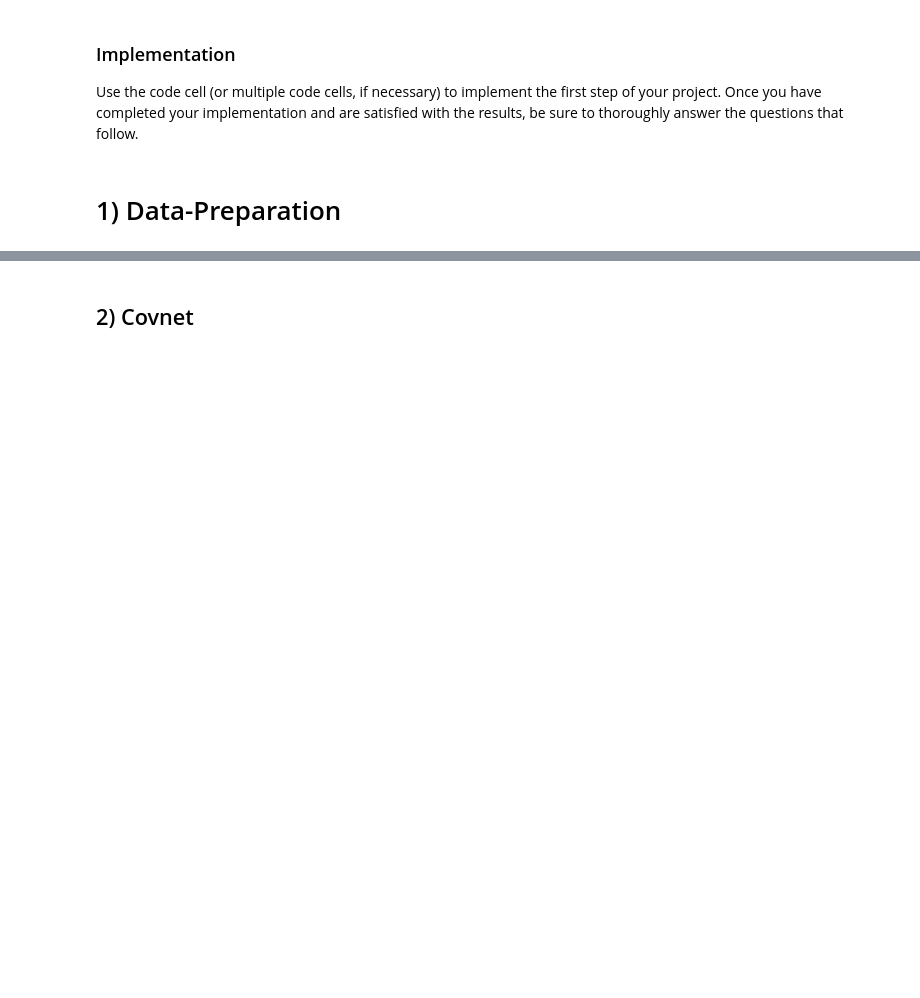
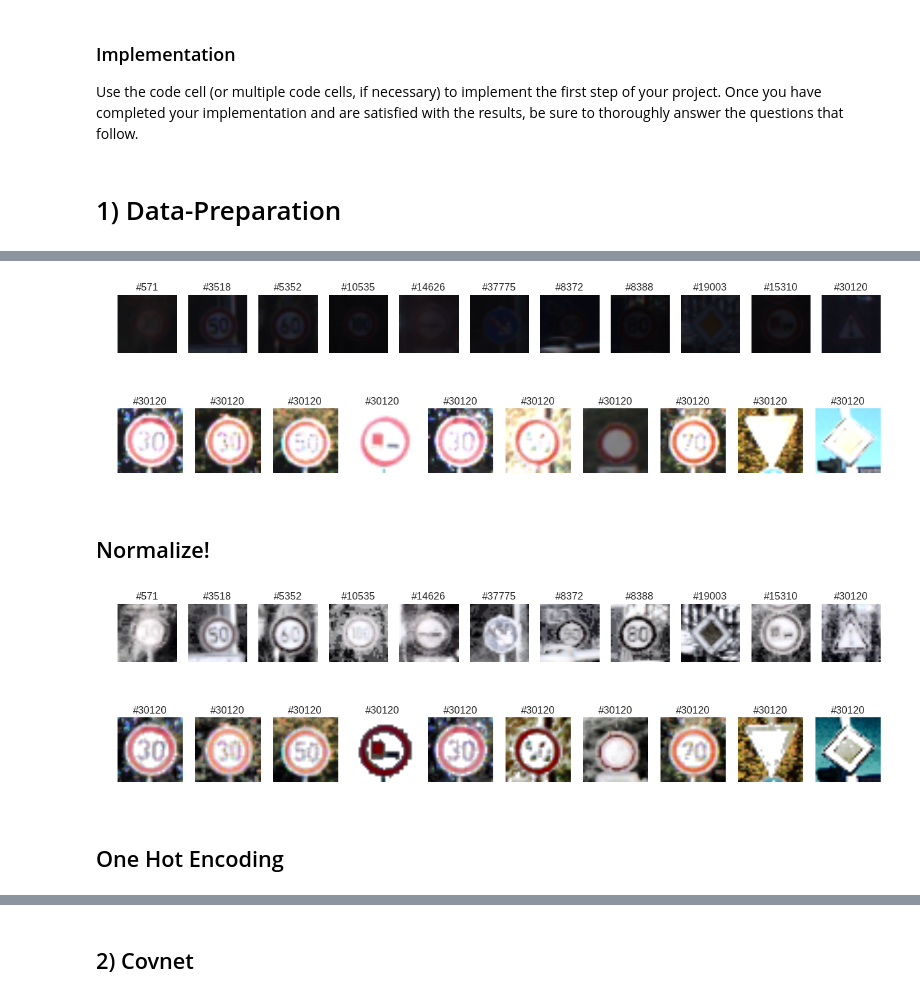
Before and after one commit to VisionTom/Nanodegree_SelfDrivingCar, a Jupyter notebook: CarND-Traffic-Signs/Traffic_Signs_Recognition.ipynb, the cells around one changed output, grey strips where cells are left out. Saved outputs shown, nothing was run; the diff lists cells and outputs as text; code cells hidden in the pictures; blank space fills up the shorter version.

```diff
--- a/CarND-Traffic-Signs/Traffic_Signs_Recognition.ipynb
+++ b/CarND-Traffic-Signs/Traffic_Signs_Recognition.ipynb
@@ -160,3 +195,27 @@ Use the code cell (or multiple code cells, if necessary) to implement the first
+# %%
+def plot_dark():
+    dark = [571, 3518, 5352, 10535, 14626, 37775, 8372, 8388, 19003, 15310, 30120]
+
+    f, ax = plt.subplots(1, len(dark), figsize=(16,3))
+
+    for i, pic_id in enumerate(dark):
+        ax[i].imshow(X_train[pic_id])
+        ax[i].axis('off')
+        ax[i].set_title("#{}".format(pic_id))
+
+    plt.show()
+
+def plot_bright():
+    bright = [424, 1838, 2659, 14788, 421, 2708, 23200, 6249, 21595, 19289]
+
+    f, ax = plt.subplots(1, len(bright), figsize=(16,3))
+
+    for i, pic in enumerate(bright):
+        ax[i].imshow(X_train[pic])
+        ax[i].axis('off')
+        ax[i].set_title("#{}".format(pic_id))
+
+    plt.show()
 # %%
 is_features_normal = False
 is_labels_encod = False
@@ -230,0 +266,10 @@ plt.show()
+# %%
+plot_dark()
+# %% [output]
+[figure, added]
+# %%
+plot_bright()
+# %% [output]
+[figure, added]
+# %% [markdown]
+## Normalize!
@@ -231,3 +284,13 @@ plt.show()
+# %%
+plot_dark()
+# %% [output]
+[figure, added]
+# %%
+plot_bright()
+# %% [output]
+[figure, added]
+# %% [markdown]
+## One Hot Encoding
 # %%
 # One Hot Encoding
 
```
Also changed, not shown: parts of 12 cells of this notebook.
